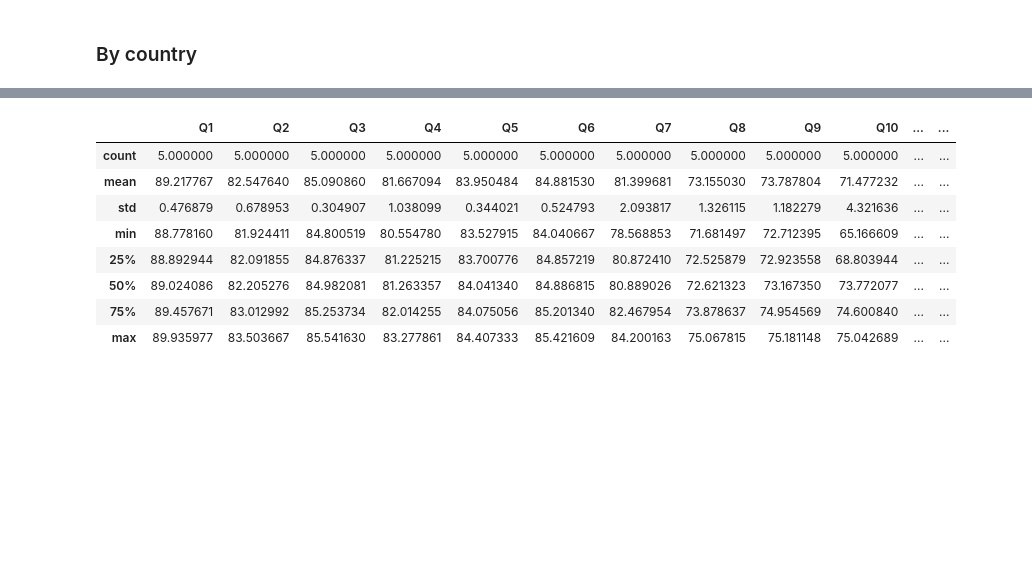
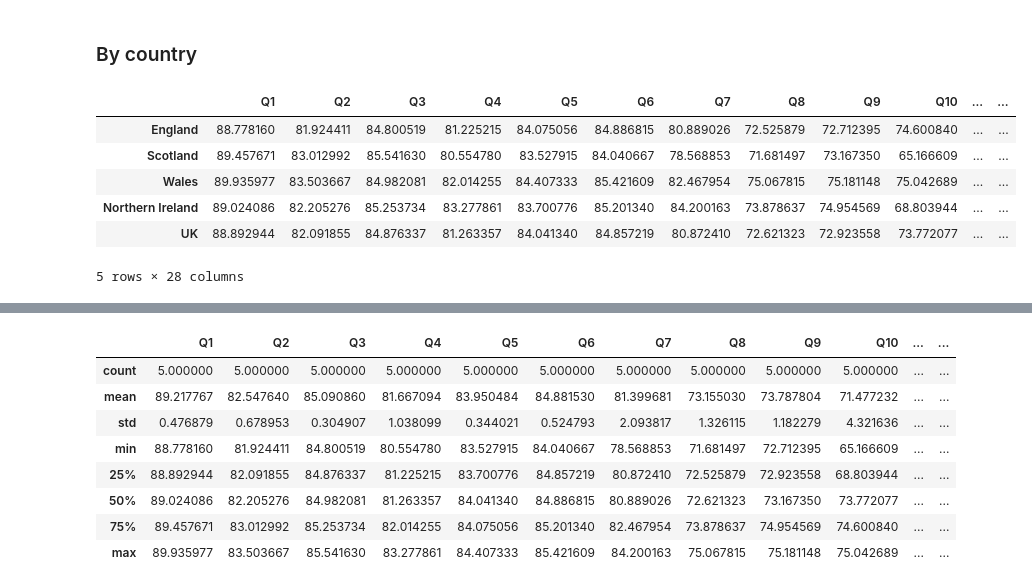
Before and after one commit to szelesaron/dissertation-code, a Jupyter notebook: EDA.ipynb, the cells around one changed output, grey strips where cells are left out. Drawn from its saved outputs; the diff is of its cells as text; code cells hidden in the pictures; blank space fills up the shorter version.

```diff
--- a/EDA.ipynb
+++ b/EDA.ipynb
@@ -29,3 +20,13 @@ summary_2122.head()
 # EDA
 # %% [markdown]
 ### By country
+# %%
+summary_1819.head()
+# %% [output]
+|  | Q1 | Q2 | Q3 | Q4 | Q5 | Q6 | Q7 | Q8 | Q9 | Q10 | ... | ... |
+| England | 88.778160 | 81.924411 | 84.800519 | 81.225215 | 84.075056 | 84.886815 | 80.889026 | 72.525879 | 72.712395 | 74.600840 | ... | ... |
+| Scotland | 89.457671 | 83.012992 | 85.541630 | 80.554780 | 83.527915 | 84.040667 | 78.568853 | 71.681497 | 73.167350 | 65.166609 | ... | ... |
+| Wales | 89.935977 | 83.503667 | 84.982081 | 82.014255 | 84.407333 | 85.421609 | 82.467954 | 75.067815 | 75.181148 | 75.042689 | ... | ... |
+| Northern Ireland | 89.024086 | 82.205276 | 85.253734 | 83.277861 | 83.700776 | 85.201340 | 84.200163 | 73.878637 | 74.954569 | 68.803944 | ... | ... |
+| UK | 88.892944 | 82.091855 | 84.876337 | 81.263357 | 84.041340 | 84.857219 | 80.872410 | 72.621323 | 72.923558 | 73.772077 | ... | ... |
+5 rows × 28 columns
```
Also changed, not shown: parts of 13 cells of this notebook, 3 other files.
